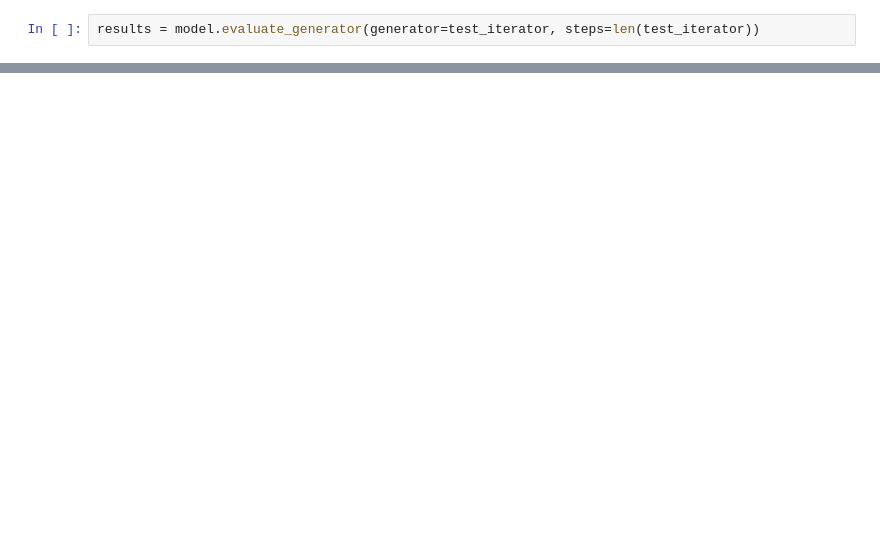
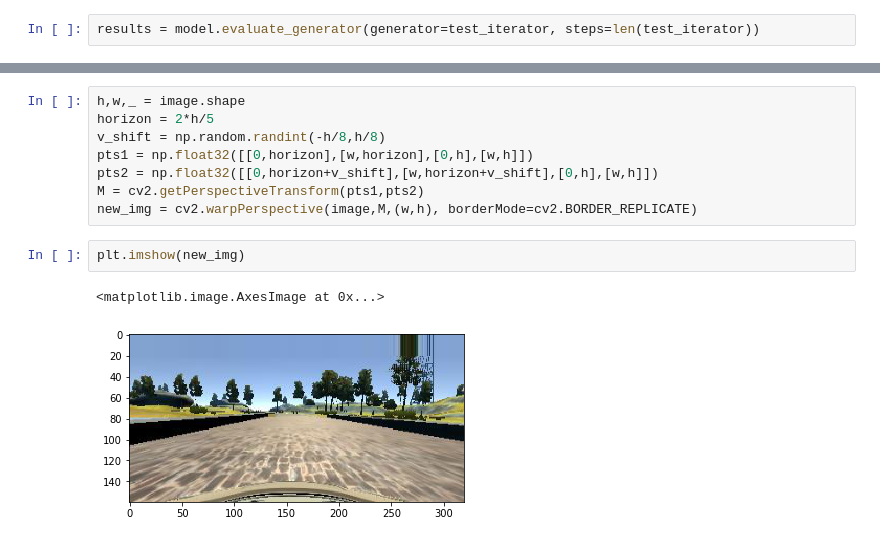
Before and after one commit to suryasumukh/CarND-Behavioral-Cloning-P3, a Jupyter notebook: notebooks/comma-model-Copy1.ipynb, the cells around one changed output, grey strips where cells are left out. Drawn from its saved outputs; the diff is of its cells as text; blank space fills up the shorter version.

```diff
--- a/notebooks/comma-model-Copy1.ipynb
+++ b/notebooks/comma-model-Copy1.ipynb
@@ -133,0 +175,13 @@ results
+# %%
+h,w,_ = image.shape
+horizon = 2*h/5
+v_shift = np.random.randint(-h/8,h/8)
+pts1 = np.float32([[0,horizon],[w,horizon],[0,h],[w,h]])
+pts2 = np.float32([[0,horizon+v_shift],[w,horizon+v_shift],[0,h],[w,h]])
+M = cv2.getPerspectiveTransform(pts1,pts2)
+new_img = cv2.warpPerspective(image,M,(w,h), borderMode=cv2.BORDER_REPLICATE)
+# %%
+plt.imshow(new_img)
+# %% [output]
+<matplotlib.image.AxesImage at 0x...>
+[figure, added]
```
Also changed, not shown: parts of 15 cells of this notebook, 1 other file.
